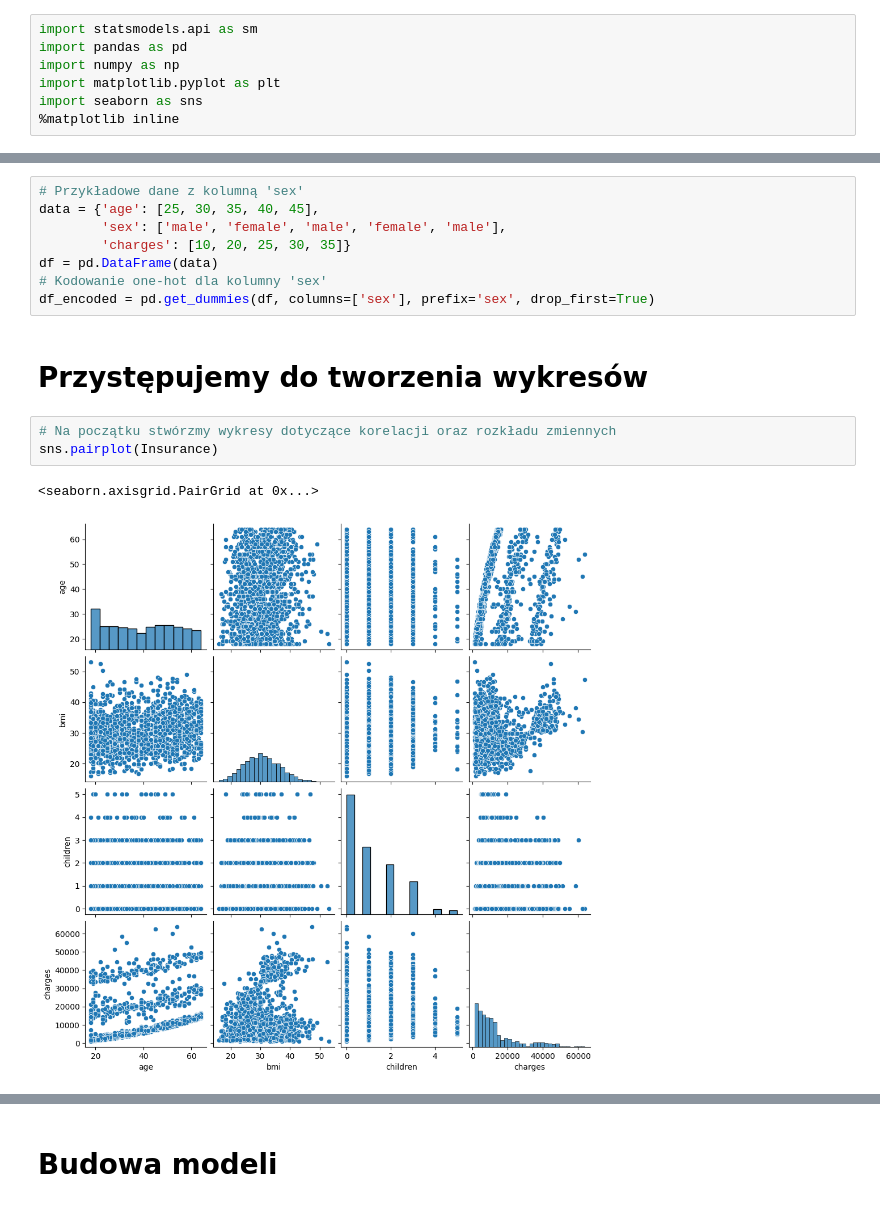
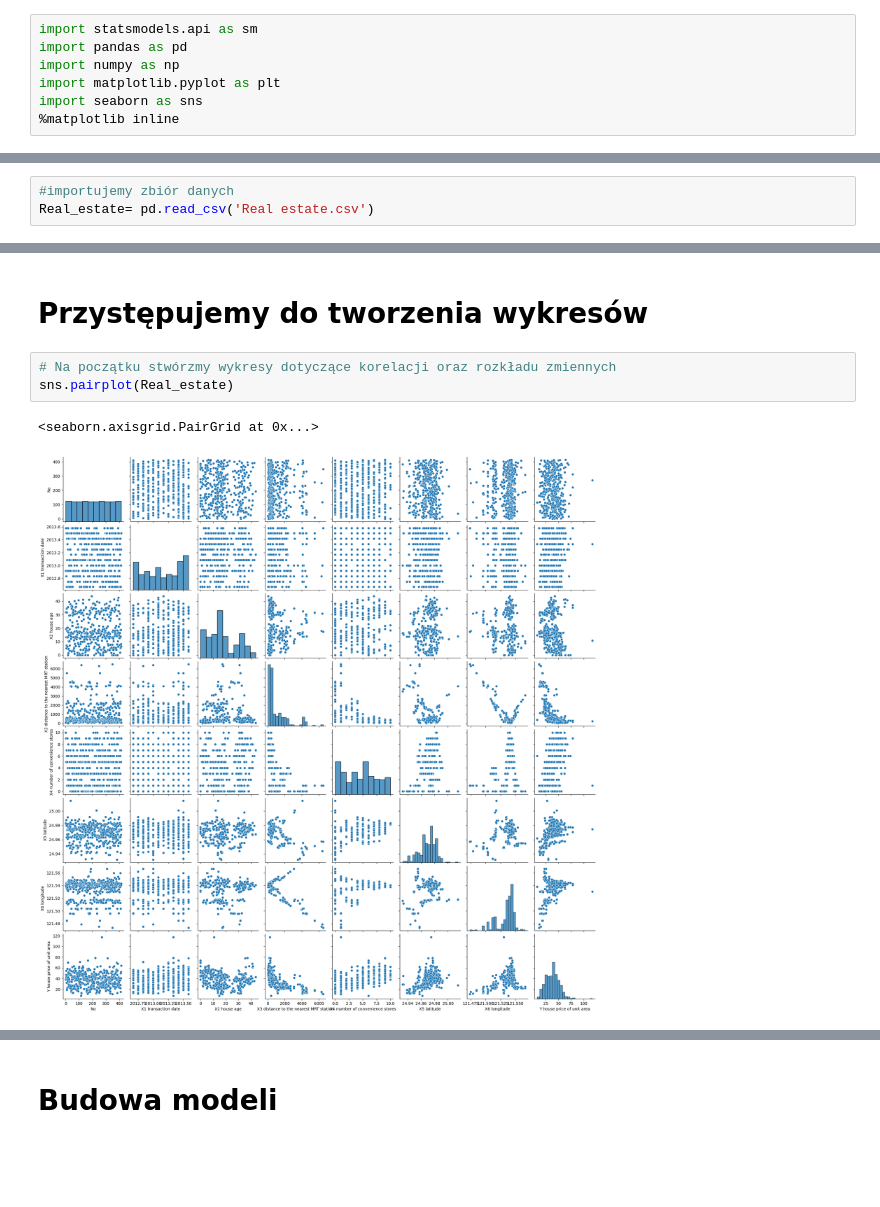
Before and after one commit to Jakubstankiewiczsgh/sgh_python, a Jupyter notebook: 10-Homework_3/Homework_3.ipynb, the cells around one changed output, grey strips where cells are left out. Drawn from its saved outputs; the diff is of its cells as text; blank space fills up the shorter version.

```diff
--- a/10-Homework_3/Homework_3.ipynb
+++ b/10-Homework_3/Homework_3.ipynb
@@ -33,2 +14,5 @@ Insurance= pd.read_csv('insurance.csv')
+# %%
+#importujemy zbiór danych
+Real_estate= pd.read_csv('Real estate.csv')
 # %%
 # Sprawdzamy jakie zmienne zawiera zbiór danych
@@ -81,16 +64,8 @@ Insurance.describe()
-# %%
-# Przykładowe dane z kolumną 'sex'
-data = {'age': [25, 30, 35, 40, 45],
-        'sex': ['male', 'female', 'male', 'female', 'male'],
-        'charges': [10, 20, 25, 30, 35]}
-df = pd.DataFrame(data)
-# Kodowanie one-hot dla kolumny 'sex'
-df_encoded = pd.get_dummies(df, columns=['sex'], prefix='sex', drop_first=True)
 # %% [markdown]
 # Przystępujemy do tworzenia wykresów
 # %%
 # Na początku stwórzmy wykresy dotyczące korelacji oraz rozkładu zmiennych
-sns.pairplot(Insurance)
+sns.pairplot(Real_estate)
 # %% [output]
 <seaborn.axisgrid.PairGrid at 0x...>
-[figure, old version]
+[figure, new version]
```
Also changed, not shown: parts of 44 cells of this notebook.
